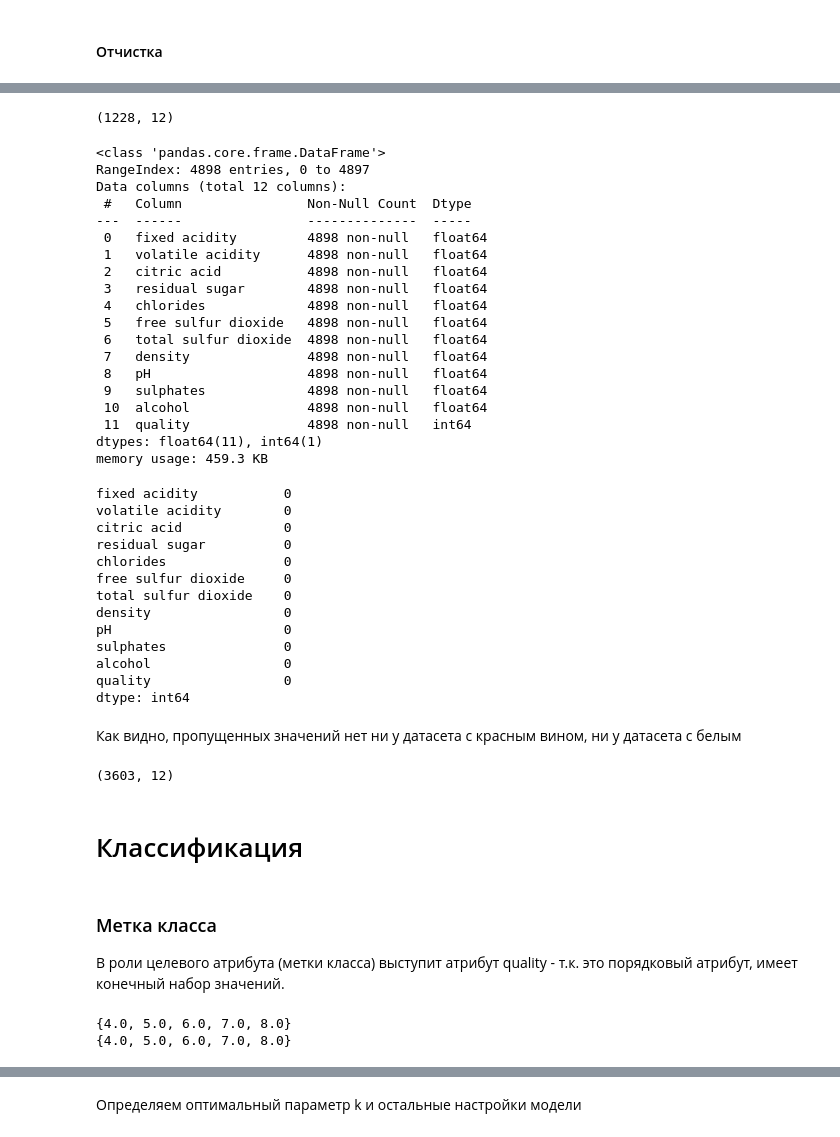
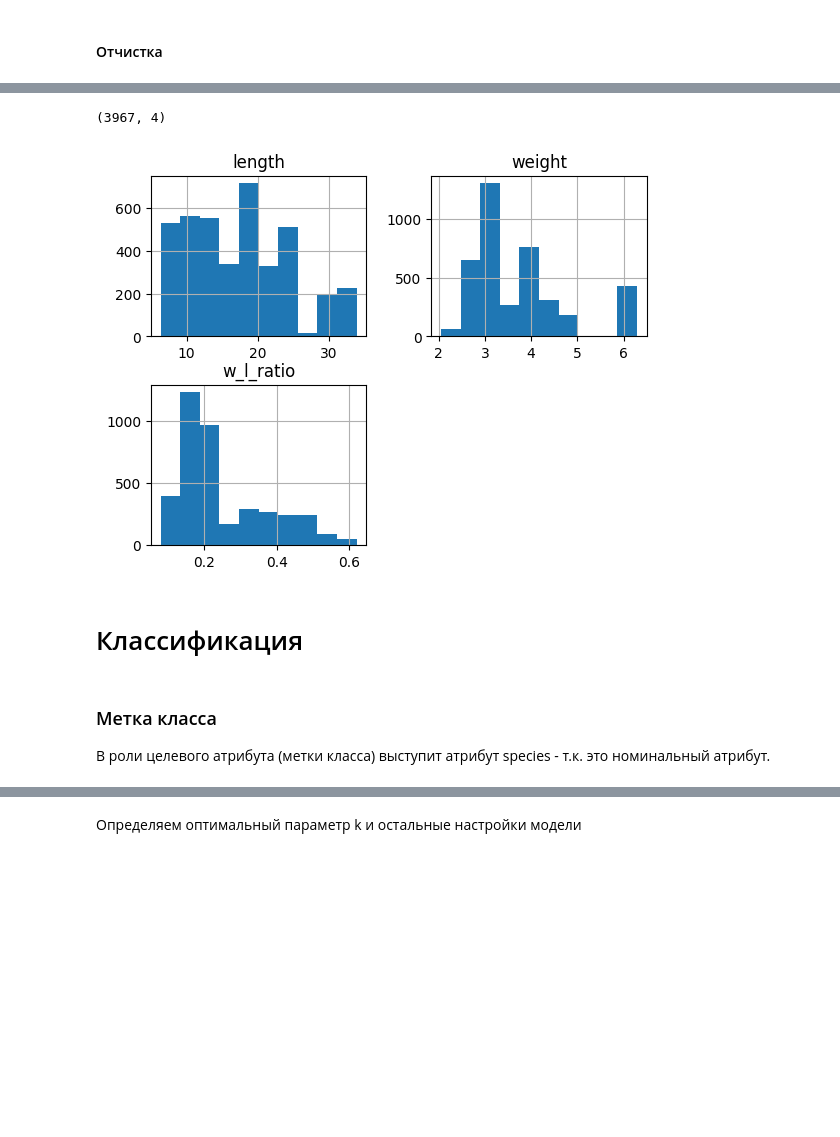
Before and after one commit to timohahaa/etu-machine-learning, a Jupyter notebook: assignment-3/Lab 3, 2375, Божко-Домбровский.ipynb, the cells around one changed output, grey strips where cells are left out. Drawn from its saved outputs; the diff is of its cells as text; code cells hidden in the pictures; blank space fills up the shorter version.

```diff
--- a/assignment-3/Lab 3, 2375, Божко-Домбровский.ipynb
+++ b/assignment-3/Lab 3, 2375, Божко-Домбровский.ipynb
@@ -107,72 +66,20 @@ quality                 0
 dtype: int64
 # %%
 # удаляем выбросы
-red_no_outliers = red_wine[np.abs(red_wine-red_wine.mean()) <= (3*red_wine.std())]
+data = data[np.abs(data['length']-data['length'].mean()) <= (3*data['length'].std())]
+data = data[np.abs(data['weight']-data['weight'].mean()) <= (3*data['weight'].std())]
+data = data[np.abs(data['w_l_ratio']-data['w_l_ratio'].mean()) <= (3*data['w_l_ratio'].std())]
 # удаляем дубли и NaN
-red_filtered = red_no_outliers.drop_duplicates().dropna()
-
-red_filtered.shape
+data = data.drop_duplicates().dropna()
+data.shape
 # %% [output]
-(1228, 12)
+(3967, 4)
-# %%
-# white
-white_wine.info()
-# %% [output]
-<class 'pandas.core.frame.DataFrame'>
-RangeIndex: 4898 entries, 0 to 4897
-Data columns (total 12 columns):
- #   Column                Non-Null Count  Dtype
----  ------                --------------  -----
- 0   fixed acidity         4898 non-null   float64
- 1   volatile acidity      4898 non-null   float64
- 2   citric acid           4898 non-null   float64
- 3   residual sugar        4898 non-null   float64
- 4   chlorides             4898 non-null   float64
- 5   free sulfur dioxide   4898 non-null   float64
- 6   total sulfur dioxide  4898 non-null   float64
- 7   density               4898 non-null   float64
- 8   pH                    4898 non-null   float64
- 9   sulphates             4898 non-null   float64
- 10  alcohol               4898 non-null   float64
- 11  quality               4898 non-null   int64
-dtypes: float64(11), int64(1)
-memory usage: 459.3 KB
-# %%
-white_wine.isnull().sum()
-# %% [output]
-fixed acidity           0
-volatile acidity        0
-citric acid             0
-residual sugar          0
-chlorides               0
-free sulfur dioxide     0
-total sulfur dioxide    0
-density                 0
-pH                      0
-sulphates               0
-alcohol                 0
-quality                 0
-dtype: int64
-# %% [markdown]
-Как видно, пропущенных значений нет ни у датасета с красным вином, ни у датасета с белым
-# %%
-# white
-# удаляем выбросы
-white_no_outliers = white_wine[np.abs(white_wine-white_wine.mean()) <= (3*white_wine.std())]
-# удаляем дубли и NaN
-white_filtered = white_no_outliers.drop_duplicates().dropna()
-
-white_filtered.shape
-# %% [output]
-(3603, 12)
+# %%
+fig = data.hist()
+# %% [output]
+[figure, added]
 # %% [markdown]
 # Классификация
 # %% [markdown]
 ### Метка класса
-В роли целевого атрибута (метки класса) выступит атрибут quality - т.к. это порядковый атрибут, имеет конечный набор значений.
+В роли целевого атрибута (метки класса) выступит атрибут species - т.к. это номинальный атрибут.
-# %%
-print(set(red_filtered[['quality']].to_numpy().flatten()))
-print(set(white_filtered[['quality']].to_numpy().flatten()))
-# %% [output]
-{4.0, 5.0, 6.0, 7.0, 8.0}
-{4.0, 5.0, 6.0, 7.0, 8.0}
```
Also changed, not shown: parts of 42 cells of this notebook, 1 other file.
